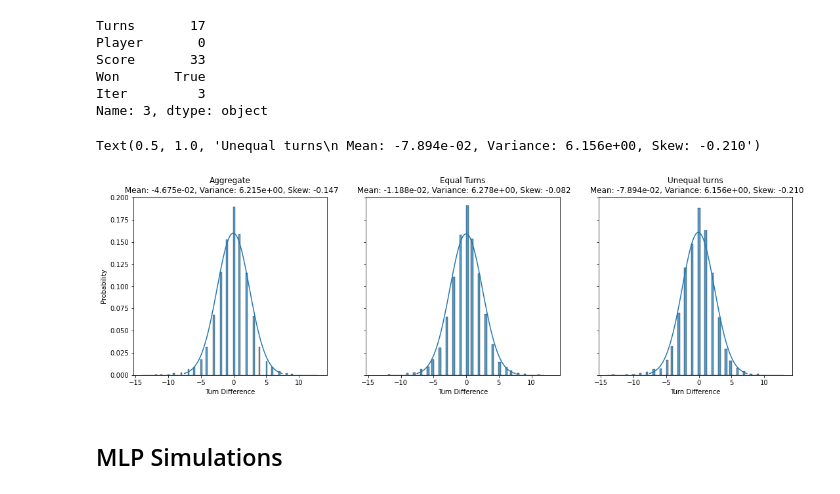
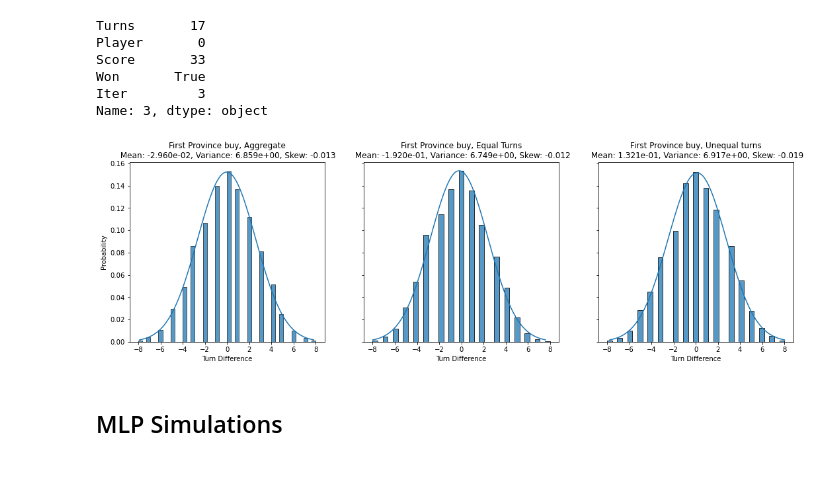
Before and after one commit to SpecificGenerality/PyDominion, a Jupyter notebook: notebooks/simulations.ipynb, the cells around one changed output. Drawn from its saved outputs; the diff is of its cells as text; code cells hidden in the pictures.

Commit message:
figured it out? :O

```diff
--- a/notebooks/simulations.ipynb
+++ b/notebooks/simulations.ipynb
@@ -18,7 +18,8 @@ from simulations import simulate
 # %%
 default_kingdom = [Chapel, Moat, Village, Militia, Moneylender, Smithy, CouncilRoom, Laboratory, Market, Witch]
 # %%
-project_root = '/home/justiny/Documents/Projects/PyDominion'
+# project_root = '/home/justiny/Documents/Projects/PyDominion'
+project_root = '/home/justiny/Princeton/PyDominion'
 model_dir = os.path.join(project_root, 'models')
 # %%
 logger = logging.getLogger()
@@ -506,58 +507,60 @@ Won       True
 Iter         3
 Name: 3, dtype: object
 # %%
-temp = p0_df[p0_df['Card'] == 'Gold']
+card = 'Province'
+temp = p0_df[p0_df['Card'] == card]
 p0_first_gold_turn = temp[['Iter', 'Turn']].groupby(['Iter']).min()
-temp = p1_df[p1_df['Card'] == 'Gold']
+temp = p1_df[p1_df['Card'] == card]
 p1_first_gold_turn = temp[['Iter', 'Turn']].groupby(['Iter']).min()
 first_gold_turn_diff = p0_first_gold_turn - p1_first_gold_turn
 
-temp = p0_eq_turns_df[p0_eq_turns_df['Card'] == 'Gold']
+temp = p0_eq_turns_df[p0_eq_turns_df['Card'] == card]
 p0_eq_turns_first_gold_turn = temp.reset_index()[['Iter', 'Turn']].groupby('Iter').min()
-temp = p1_eq_turns_df[p1_eq_turns_df['Card'] == 'Gold']
+temp = p1_eq_turns_df[p1_eq_turns_df['Card'] == card]
 p1_eq_turns_first_gold_turn = temp.reset_index()[['Iter', 'Turn']].groupby('Iter').min()
 first_gold_turn_diff_eq = p0_eq_turns_first_gold_turn - p1_eq_turns_first_gold_turn
 
-temp = p0_neq_turns_df[p0_neq_turns_df['Card'] == 'Gold']
+temp = p0_neq_turns_df[p0_neq_turns_df['Card'] == card]
 p0_neq_turns_first_gold_turn = temp.reset_index()[['Iter', 'Turn']].groupby('Iter').min()
-temp = p1_neq_turns_df[p1_neq_turns_df['Card'] == 'Gold']
+temp = p1_neq_turns_df[p1_neq_turns_df['Card'] == card]
 p1_neq_turns_first_gold_turn = temp.reset_index()[['Iter', 'Turn']].groupby('Iter').min()
 first_gold_turn_diff_neq = p0_neq_turns_first_gold_turn - p1_neq_turns_first_gold_turn
 # %%
 fig, axes = plt.subplots(1, 3, figsize=(18, 5), sharex='all', sharey='all')
 
 data = first_gold_turn_diff
 mu = data['Turn'].mean()
 sigma = data['Turn'].std()
 skew = data['Turn'].skew()
 x = np.linspace(mu - 3*sigma, mu + 3*sigma, 100)
 axes[0].plot(x, stats.norm.pdf(x, mu, sigma))
 sns.histplot(x='Turn', data=data, ax=axes[0], stat='probability')
 axes[0].set_xlabel('Turn Difference')
-axes[0].set_title(f'Aggregate\n Mean: {mu:.3e}, Variance: {sigma**2:.3e}, Skew: {skew:.3f}')
+axes[0].set_title(f'First {card} buy, Aggregate\n Mean: {mu:.3e}, Variance: {sigma**2:.3e}, Skew: {skew:.3f}')
 
 data = first_gold_turn_diff_eq
 mu = data['Turn'].mean()
 sigma = data['Turn'].std()
 skew = data['Turn'].skew()
 x = np.linspace(mu - 3*sigma, mu + 3*sigma, 100)
 axes[1].plot(x, stats.norm.pdf(x, mu, sigma))
 sns.histplot(x='Turn', data=data, ax=axes[1], stat='probability')
 axes[1].set_xlabel('Turn Difference')
-axes[1].set_title(f'Equal Turns\n Mean: {mu:.3e}, Variance: {sigma**2:.3e}, Skew: {skew:.3f}')
+axes[1].set_title(f'First {card} buy, Equal Turns\n Mean: {mu:.3e}, Variance: {sigma**2:.3e}, Skew: {skew:.3f}')
 
 data = first_gold_turn_diff_neq
 mu = data['Turn'].mean()
 sigma = data['Turn'].std()
 skew = data['Turn'].skew()
 x = np.linspace(mu - 3*sigma, mu + 3*sigma, 100)
 axes[2].plot(x, stats.norm.pdf(x, mu, sigma))
 sns.histplot(x='Turn', data=data, ax=axes[2], stat='probability')
 axes[2].set_xlabel('Turn Difference')
-axes[2].set_title(f'Unequal turns\n Mean: {mu:.3e}, Variance: {sigma**2:.3e}, Skew: {skew:.3f}')
+axes[2].set_title(f'First {card} buy, Unequal turns\n Mean: {mu:.3e}, Variance: {sigma**2:.3e}, Skew: {skew:.3f}')
+
+plt.show()
 # %% [output]
-Text(0.5, 1.0, 'Unequal turns\n Mean: -7.894e-02, Variance: 6.156e+00, Skew: -0.210')
-[figure, old version]
+[figure, new version]
 # %% [markdown]
 ## MLP Simulations ##
 # %%
```
Also changed, not shown: parts of 14 cells of this notebook, 1 other file.
